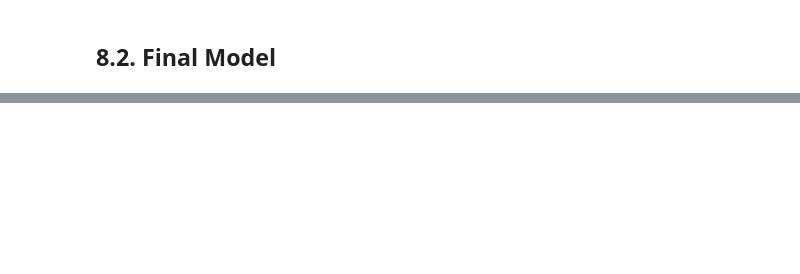
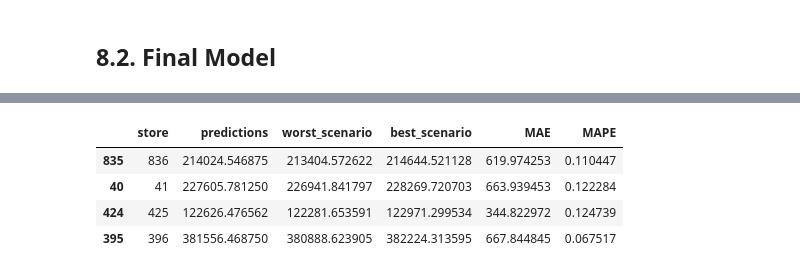
Before and after one commit to hrsJesus/MyDataScieceEmProducao, a Jupyter notebook: m06_v01_store_sales_prediction.ipynb, the cells around one changed output, grey strips where cells are left out. Drawn from its saved outputs; the diff is of its cells as text; code cells hidden in the pictures; blank space fills up the shorter version.

```diff
--- a/m06_v01_store_sales_prediction.ipynb
+++ b/m06_v01_store_sales_prediction.ipynb
@@ -1231,0 +1226,8 @@ xgb_result_tuned
+# %%
+df92.sample(4)
+# %% [output]
+|  | store | predictions | worst_scenario | best_scenario | MAE | MAPE |
+| 835 | 836 | 214024.546875 | 213404.572622 | 214644.521128 | 619.974253 | 0.110447 |
+| 40 | 41 | 227605.781250 | 226941.841797 | 228269.720703 | 663.939453 | 0.122284 |
+| 424 | 425 | 122626.476562 | 122281.653591 | 122971.299534 | 344.822972 | 0.124739 |
+| 395 | 396 | 381556.468750 | 380888.623905 | 382224.313595 | 667.844845 | 0.067517 |
```
Also changed, not shown: parts of 50 cells of this notebook, 9 other files.
